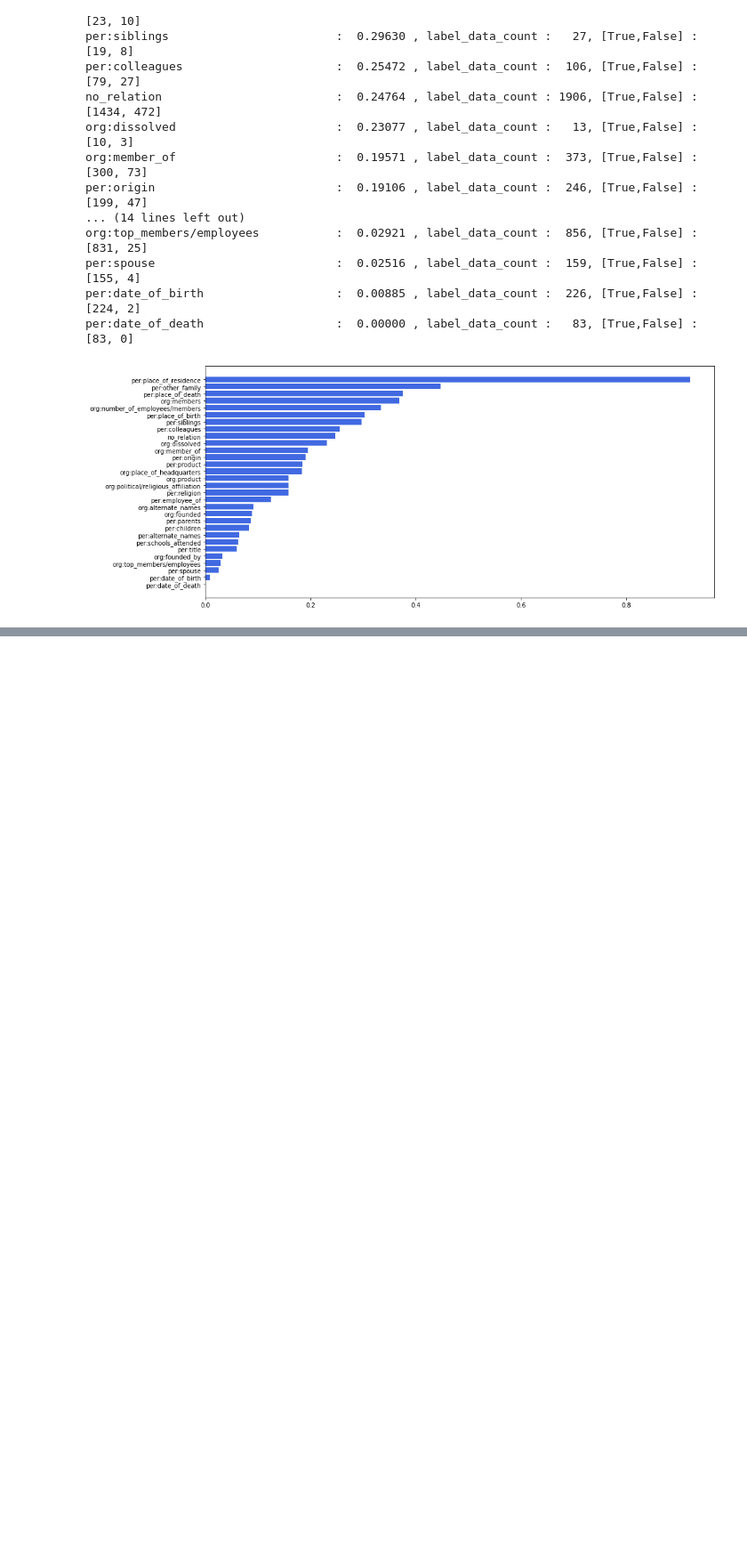
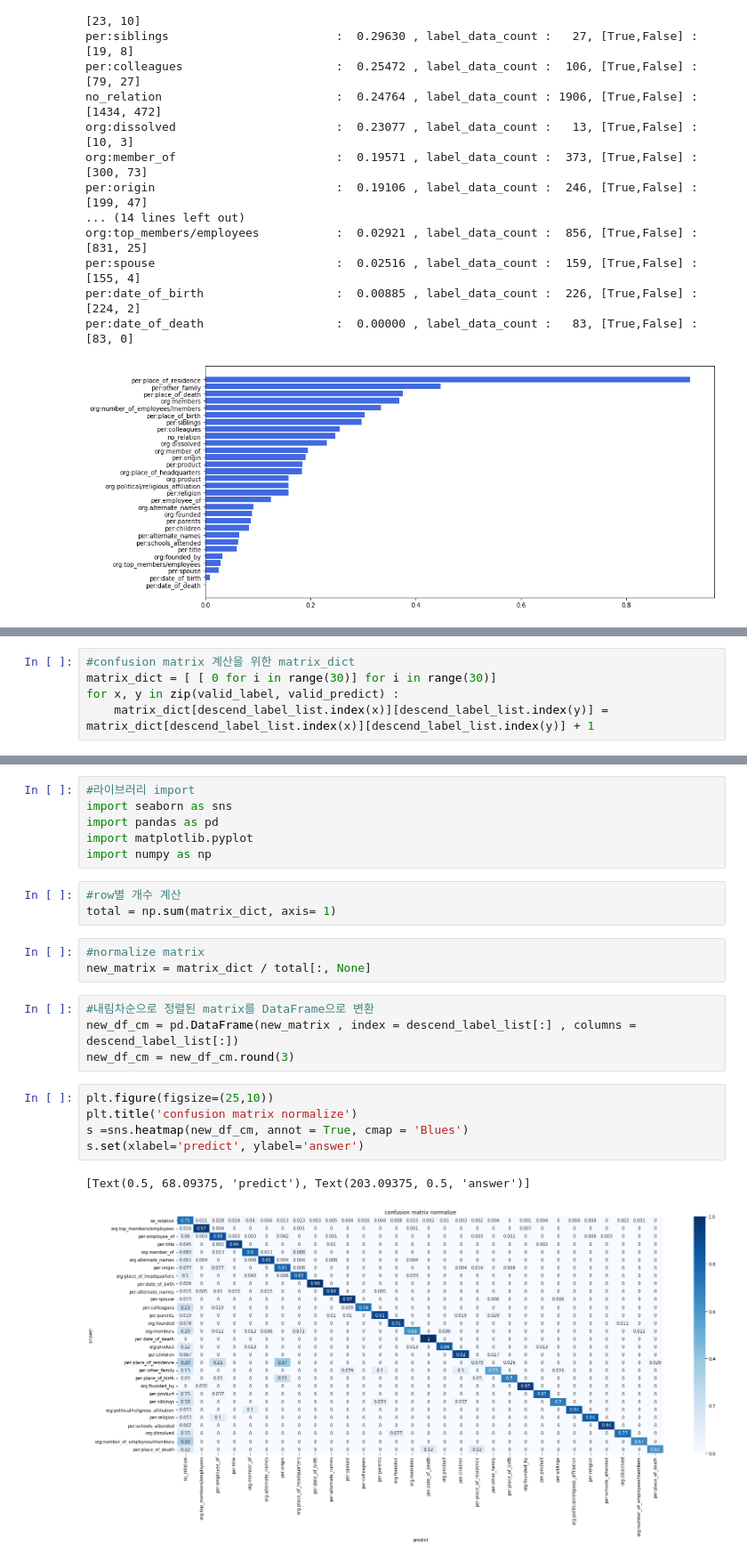
Before and after one commit to boostcampaitech4lv23nlp2/level2_klue_nlp-level2-nlp-11, a Jupyter notebook: notebook/false_alarm.ipynb, the cells around one changed output, grey strips where cells are left out. Shown: that part at 89% size. Cells and saved outputs as stored; diff of their text form; blank space fills up the shorter version.

Commit message:
:art: add false_alarm confusion maxtrix

```diff
--- a/notebook/false_alarm.ipynb
+++ b/notebook/false_alarm.ipynb
@@ -329,0 +342,5 @@ plt.show()
+# %%
+#confusion matrix 계산을 위한 matrix_dict
+matrix_dict = [ [ 0 for i in range(30)] for i in range(30)]
+for x, y in zip(valid_label, valid_predict) :
+    matrix_dict[descend_label_list.index(x)][descend_label_list.index(y)] = matrix_dict[descend_label_list.index(x)][descend_label_list.index(y)] + 1
@@ -329,0 +369,24 @@ plt.show()
+# %%
+#라이브러리 import
+import seaborn as sns
+import pandas as pd
+import matplotlib.pyplot
+import numpy as np
+# %%
+#row별 개수 계산
+total = np.sum(matrix_dict, axis= 1)
+# %%
+#normalize matrix
+new_matrix = matrix_dict / total[:, None]
+# %%
+#내림차순으로 정렬된 matrix를 DataFrame으로 변환
+new_df_cm = pd.DataFrame(new_matrix , index = descend_label_list[:] , columns = descend_label_list[:])
+new_df_cm = new_df_cm.round(3)
+# %%
+plt.figure(figsize=(25,10))
+plt.title('confusion matrix normalize')
+s =sns.heatmap(new_df_cm, annot = True, cmap = 'Blues')
+s.set(xlabel='predict', ylabel='answer')
+# %% [output]
+[Text(0.5, 68.09375, 'predict'), Text(203.09375, 0.5, 'answer')]
+[figure, added]
```
Also changed, not shown: parts of 14 cells of this notebook.
